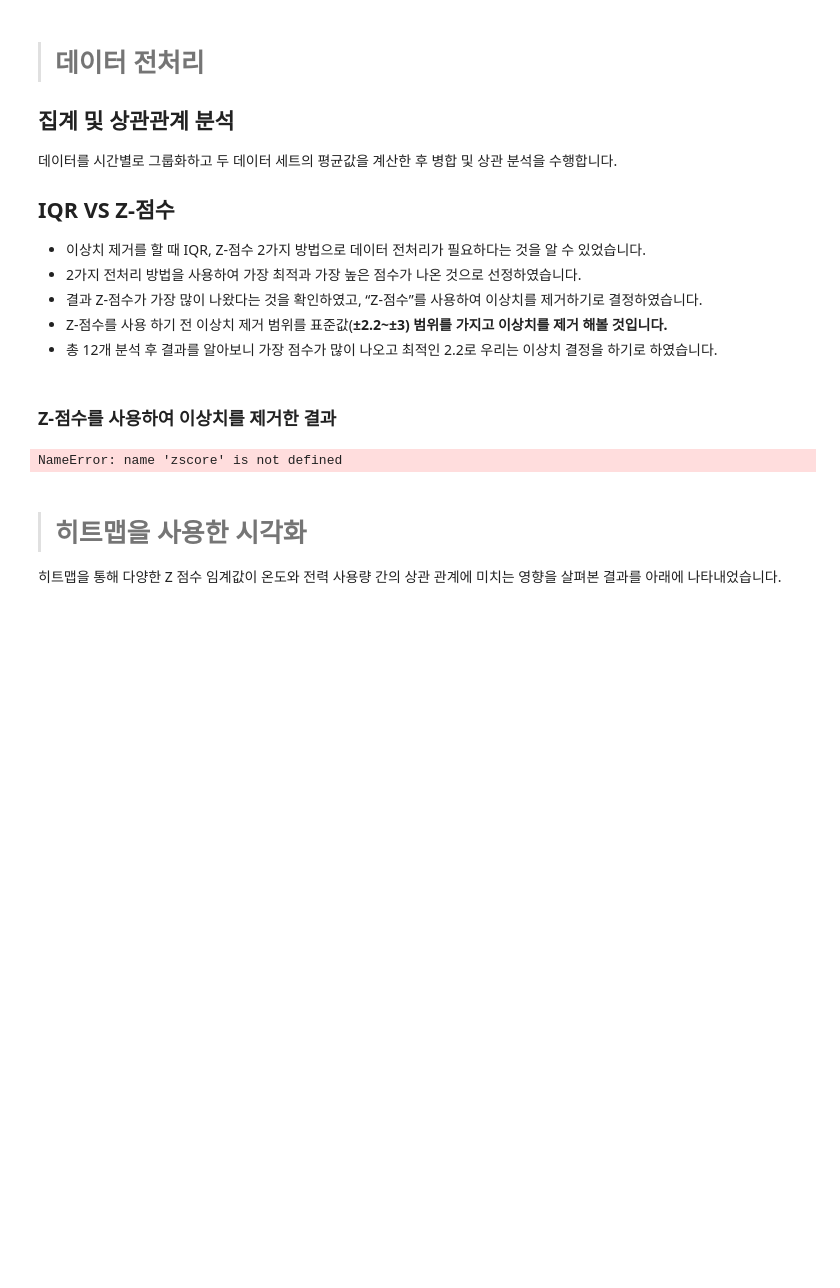
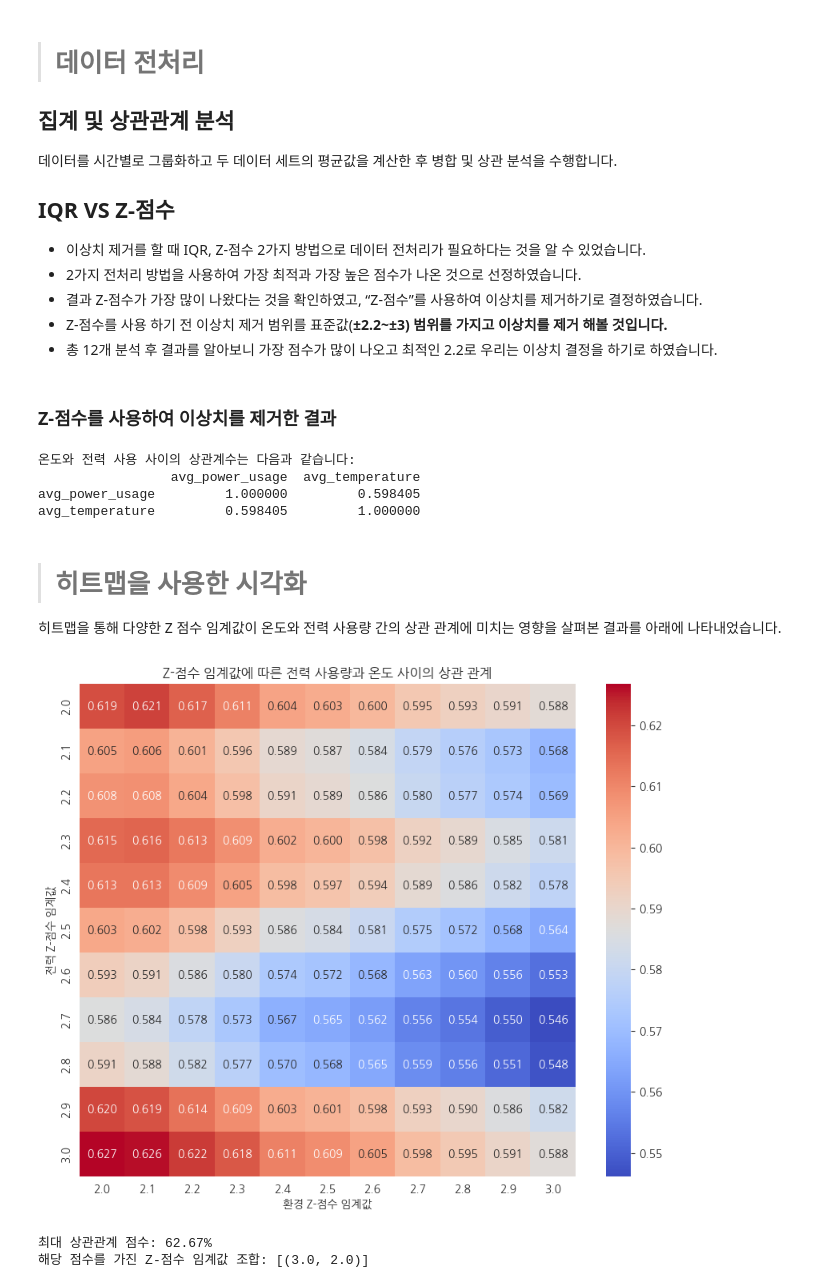
Before and after one commit to Maru375/smoothing_ml, a Jupyter notebook: 데이터 처리 및 CSV변환.ipynb, the cells around one changed output. Saved outputs shown, nothing was run; the diff lists cells and outputs as text; code cells hidden in the pictures; blank space fills up the shorter version.

```diff
--- a/데이터 처리 및 CSV변환.ipynb
+++ b/데이터 처리 및 CSV변환.ipynb
@@ -310,25 +331,23 @@ avg_temperature         0.447963         1.000000
 import pandas as pd
 
 # 전력 사용 데이터와 환경 센서 데이터 로드하기.
-environmentalsensors_df = pd.read_csv('cleaned_data/environmentalsensors/environmentalsensors_stats_cleaned.csv')
-powermetrics_df = pd.read_csv('cleaned_data/powermetrics/powermetrics_stats_cleaned.csv')
+temperature_df = pd.read_csv('cleaned_data/temperature/temperature_stats_cleaned.csv')
+power_df = pd.read_csv('cleaned_data/power/power_stats_cleaned.csv')
 
-# 이상치 제거 함수 (z-score 사용)
+# 이상치 제거 함수 (z-점수 사용)
 def remove_outliers_by_zscore(df, column_name, z_thresh):
-    # 열의 z-score 계산
     df['z_score'] = zscore(df[column_name])
-    # z-score가 임계값 이내인 데이터만 필터링
-    return df[df['z_score'].abs() <= z_thresh].drop(columns=['z_score'])
+    return df[np.abs(df['z_score']) <= z_thresh].drop(columns=['z_score'])
 
 # 각 데이터 세트에 z-score 이상치 제거 적용
-powermetrics_df = remove_outliers_by_zscore(powermetrics_df, 'value', 2.4)
-environmentalsensors_df = remove_outliers_by_zscore(environmentalsensors_df, 'value', 2.4)
+power_df = remove_outliers_by_zscore(power_df, 'value', 2.4)
+temperature_df = remove_outliers_by_zscore(temperature_df, 'value', 2.4)
 
 # 시간 기간별로 그룹화하고 각 시간 기간에 대한 평균 전력 사용량 계산
-power_avg = powermetrics_df.groupby('time').value.mean().reset_index(name='avg_power_usage')
+power_avg = power_df.groupby('time').value.mean().reset_index(name='avg_power_usage')
 
 # 시간 기간별로 그룹화하고 각 시간 기간에 대한 평균 온도 계산
-temp_avg = environmentalsensors_df.groupby('time').value.mean().reset_index(name='avg_temperature')
+temp_avg = temperature_df.groupby('time').value.mean().reset_index(name='avg_temperature')
 
 # 시간대(time_hour_min)를 기준으로 두 데이터 프레임 결합
 combined_data = pd.merge(power_avg, temp_avg, on='time')
@@ -340,7 +359,10 @@ correlation = combined_data[['avg_power_usage', 'avg_temperature']].corr()
 print("온도와 전력 사용 사이의 상관계수는 다음과 같습니다:")
 print(correlation)
 # %% [output]
-NameError: name 'zscore' is not defined
+온도와 전력 사용 사이의 상관계수는 다음과 같습니다:
+                 avg_power_usage  avg_temperature
+avg_power_usage         1.000000         0.598405
+avg_temperature         0.598405         1.000000
 # %% [markdown]
 > # 히트맵을 사용한 시각화
 히트맵을 통해 다양한 Z 점수 임계값이 온도와 전력 사용량 간의 상관 관계에 미치는 영향을 살펴본 결과를 아래에 나타내었습니다.
@@ -352,8 +374,8 @@ import seaborn as sns
 import matplotlib.pyplot as plt
 
 # 데이터 로드
-environmentalsensors_df = pd.read_csv('cleaned_data/environmentalsensors/environmentalsensors_stats_cleaned.csv')
-powermetrics_df = pd.read_csv('cleaned_data/powermetrics/powermetrics_stats_cleaned.csv')
+temperature_df = pd.read_csv('cleaned_data/temperature/temperature_stats_cleaned.csv')
+power_df = pd.read_csv('cleaned_data/power/power_stats_cleaned.csv')
 
 # 이상치 제거 함수 (z-점수 사용)
 def remove_outliers_by_zscore(df, column_name, z_thresh):
@@ -368,35 +390,37 @@ z_thresh_range_env = np.linspace(2.0, 3.0, 11)
 correlation_results = {}
 
 # 모든 조합의 z-점수 임계값에 대해 반복
 for z_power in z_thresh_range_power:
     for z_env in z_thresh_range_env:
         # 이상치 제거
-        temp_filtered_df = remove_outliers_by_zscore(environmentalsensors_df, 'value', z_env)
-        power_filtered_df = remove_outliers_by_zscore(powermetrics_df, 'value', z_power)
+        temp_filtered_df = remove_outliers_by_zscore(temperature_df, 'value', z_env)
+        power_filtered_df = remove_outliers_by_zscore(power_df, 'value', z_power)
 
         # 시간별 그룹으로 평균값 계산
         temp_avg = temp_filtered_df.groupby('time').value.mean().reset_index(name='avg_temperature')
         power_avg = power_filtered_df.groupby('time').value.mean().reset_index(name='avg_power_usage')
 
         # 데이터 프레임을 시간 기준으로 결합
         combined_data = pd.merge(temp_avg, power_avg, on='time')
 
         # 상관관계 계산
         correlation = combined_data[['avg_temperature', 'avg_power_usage']].corr().iloc[0, 1]
         correlation_results[(z_power, z_env)] = correlation
 
 # 히트맵 데이터를 배열로 변환
 correlation_matrix = np.array([[correlation_results[(z_power, z_env)] for z_env in z_thresh_range_env] for z_power in z_thresh_range_power])
 
 # 히트맵 생성
 plt.figure(figsize=(10, 8))
 sns.heatmap(correlation_matrix, annot=True, cmap='coolwarm', fmt=".3f",
             xticklabels=np.round(z_thresh_range_env, 1),
             yticklabels=np.round(z_thresh_range_power, 1))
 plt.title('Z-점수 임계값에 따른 전력 사용량과 온도 사이의 상관 관계')
 plt.xlabel('환경 Z-점수 임계값')
 plt.ylabel('전력 Z-점수 임계값')
 plt.show()
+# %% [output]
+[figure, added]
 # %%
 # 가장 높은 상관관계 점수 찾기
 max_correlation_value = max(correlation_results.values())
@@ -407,3 +431,6 @@ max_correlation_thresholds = [thresholds for thresholds, correlation in correlat
 # 결과 출력
 print(f"최대 상관관계 점수: {max_correlation_value * 100:.2f}%")
 print(f"해당 점수를 가진 Z-점수 임계값 조합: {max_correlation_thresholds}")
+# %% [output]
+최대 상관관계 점수: 62.67%
+해당 점수를 가진 Z-점수 임계값 조합: [(3.0, 2.0)]
```
Also changed, not shown: parts of 6 cells of this notebook, 27 other files.
